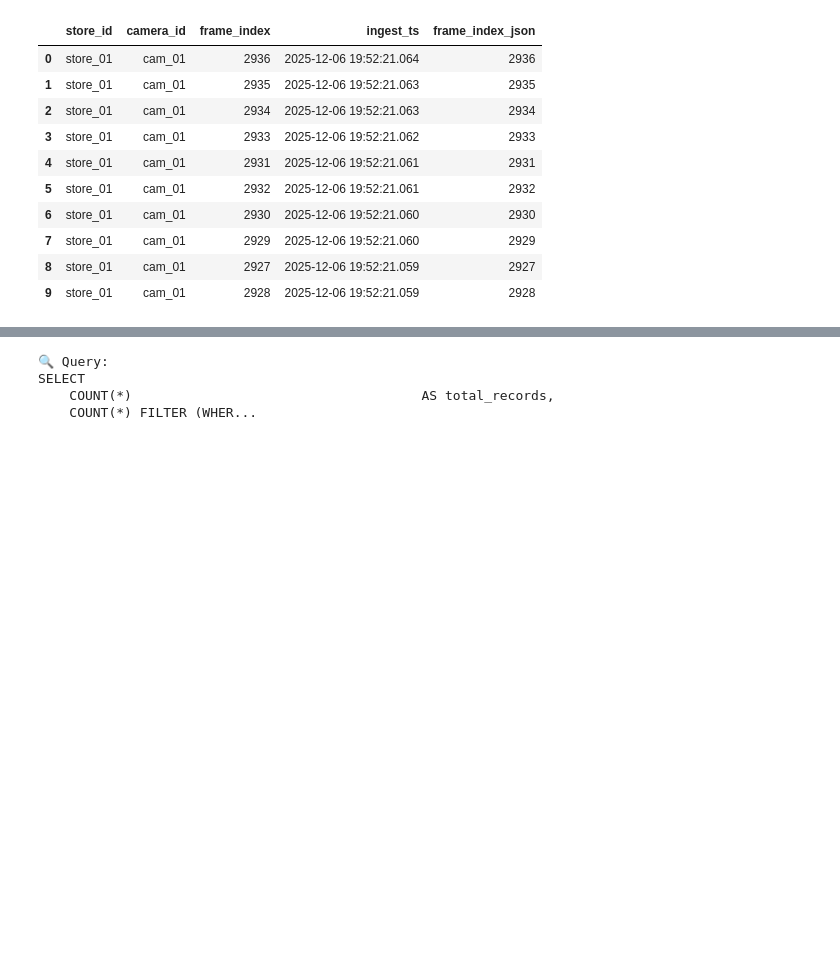
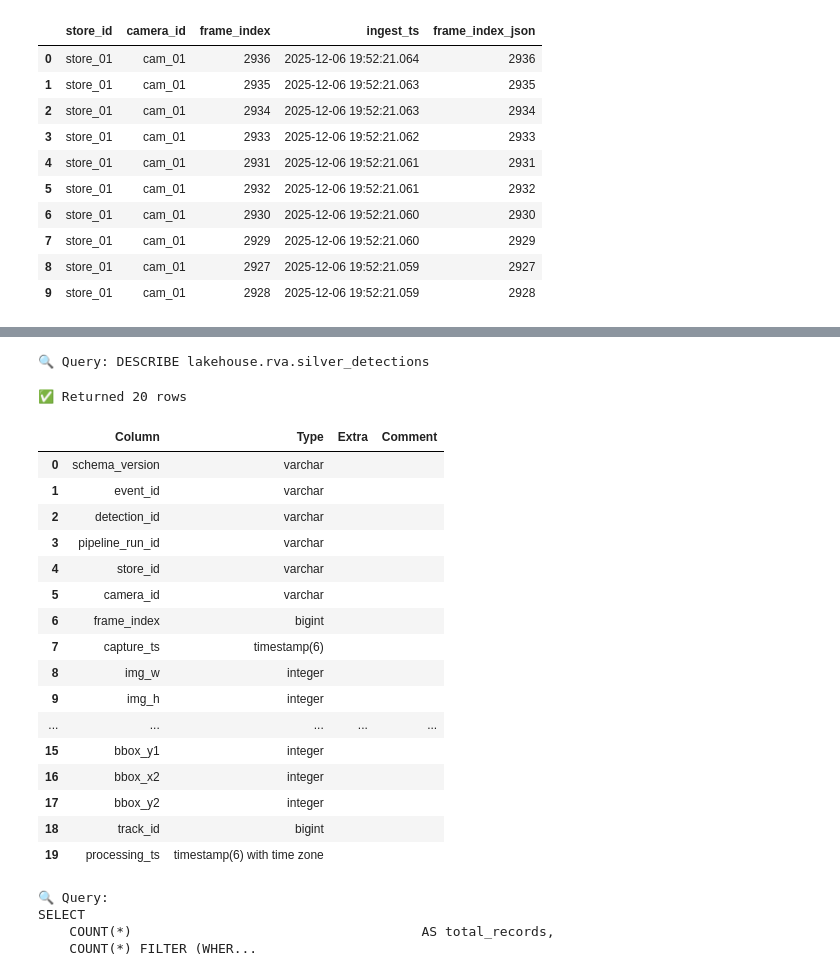
Before and after one commit to hungfnguyen/retail-video-analytics, a Jupyter notebook: notebooks/data_exploration.ipynb, the cells around one changed output, grey strips where cells are left out. Drawn from its saved outputs; the diff is of its cells as text; code cells hidden in the pictures; blank space fills up the shorter version.

```diff
--- a/notebooks/data_exploration.ipynb
+++ b/notebooks/data_exploration.ipynb
@@ -196,3 +344,26 @@ SELECT
+# %%
+schema = query("DESCRIBE lakehouse.rva.silver_detections")
+schema
+# %% [output]
+🔍 Query: DESCRIBE lakehouse.rva.silver_detections
+✅ Returned 20 rows
+|  | Column | Type | Extra | Comment |
+| 0 | schema_version | varchar |  |  |
+| 1 | event_id | varchar |  |  |
+| 2 | detection_id | varchar |  |  |
+| 3 | pipeline_run_id | varchar |  |  |
+| 4 | store_id | varchar |  |  |
+| 5 | camera_id | varchar |  |  |
+| 6 | frame_index | bigint |  |  |
+| 7 | capture_ts | timestamp(6) |  |  |
+| 8 | img_w | integer |  |  |
+| 9 | img_h | integer |  |  |
+| ... | ... | ... | ... | ... |
+| 15 | bbox_y1 | integer |  |  |
+| 16 | bbox_x2 | integer |  |  |
+| 17 | bbox_y2 | integer |  |  |
+| 18 | track_id | bigint |  |  |
+| 19 | processing_ts | timestamp(6) with time zone |  |  |
 # %%
 df_frame_stats = query("""
 SELECT
```
Also changed, not shown: parts of 9 cells of this notebook, 7 other files.
